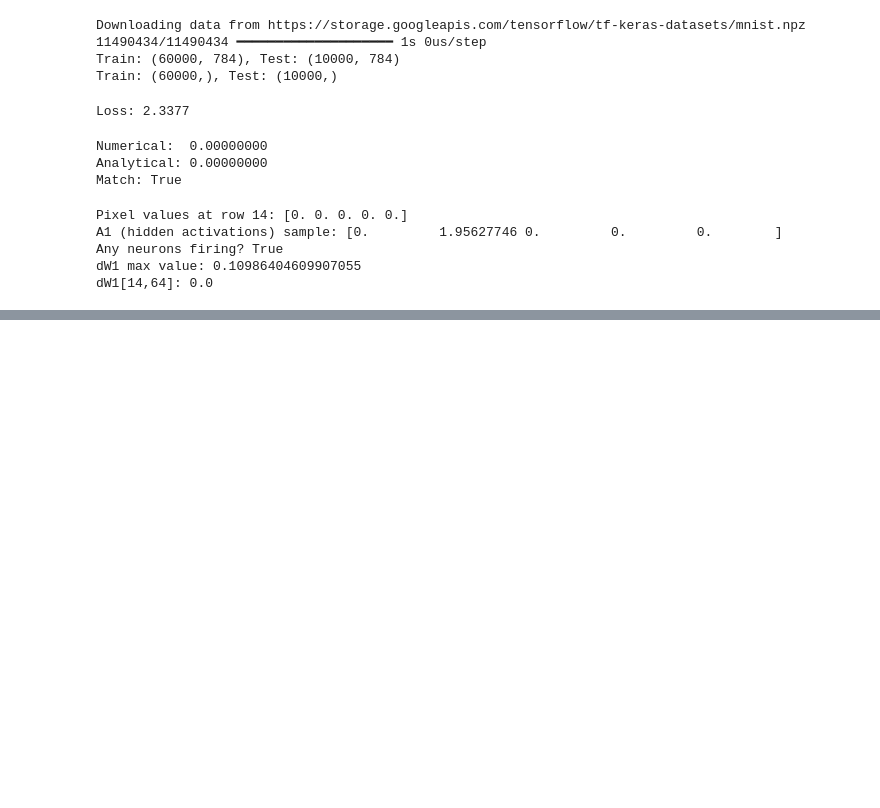
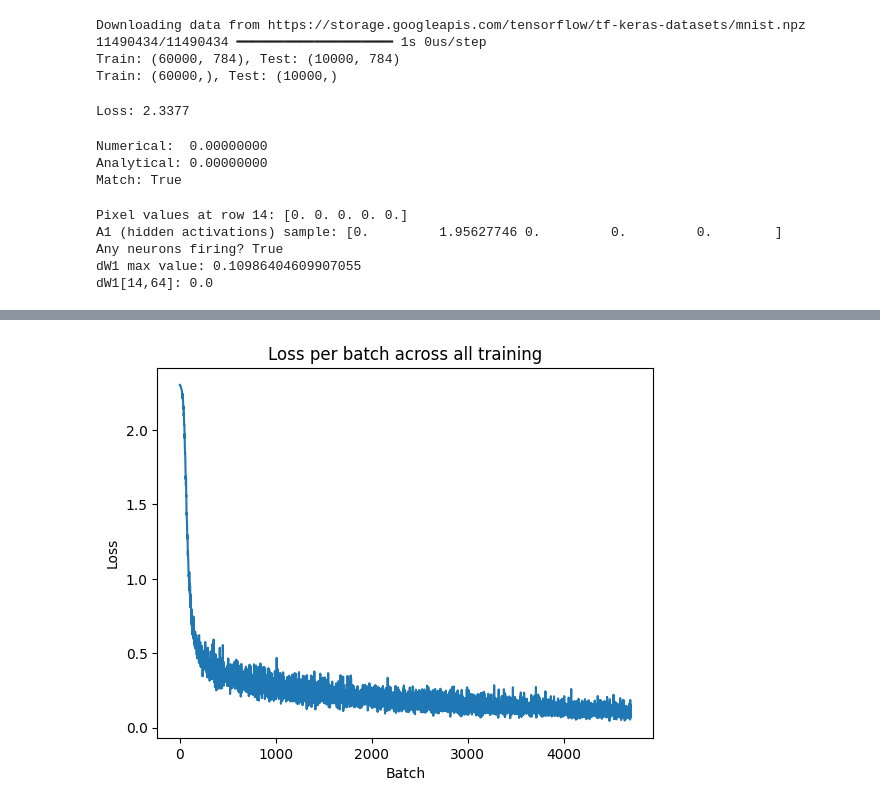
Before and after one commit to Mitul-Marimuthu/deep-learning, a Jupyter notebook: project1.ipynb, the cells around one changed output, grey strips where cells are left out. Saved outputs shown, nothing was run; the diff lists cells and outputs as text; code cells hidden in the pictures; blank space fills up the shorter version.

Commit message:
training loop made

```diff
--- a/project1.ipynb
+++ b/project1.ipynb
@@ -192,0 +248,4 @@ dW1[14,64]: 0.0
+# %%
+# train loop test
+W1, b1, W2, b2 = train(X_train, y_train)
+# %% [output]
@@ -192,0 +262 @@ dW1[14,64]: 0.0
+[figure, added]
```
Also changed, not shown: parts of 2 cells of this notebook.
